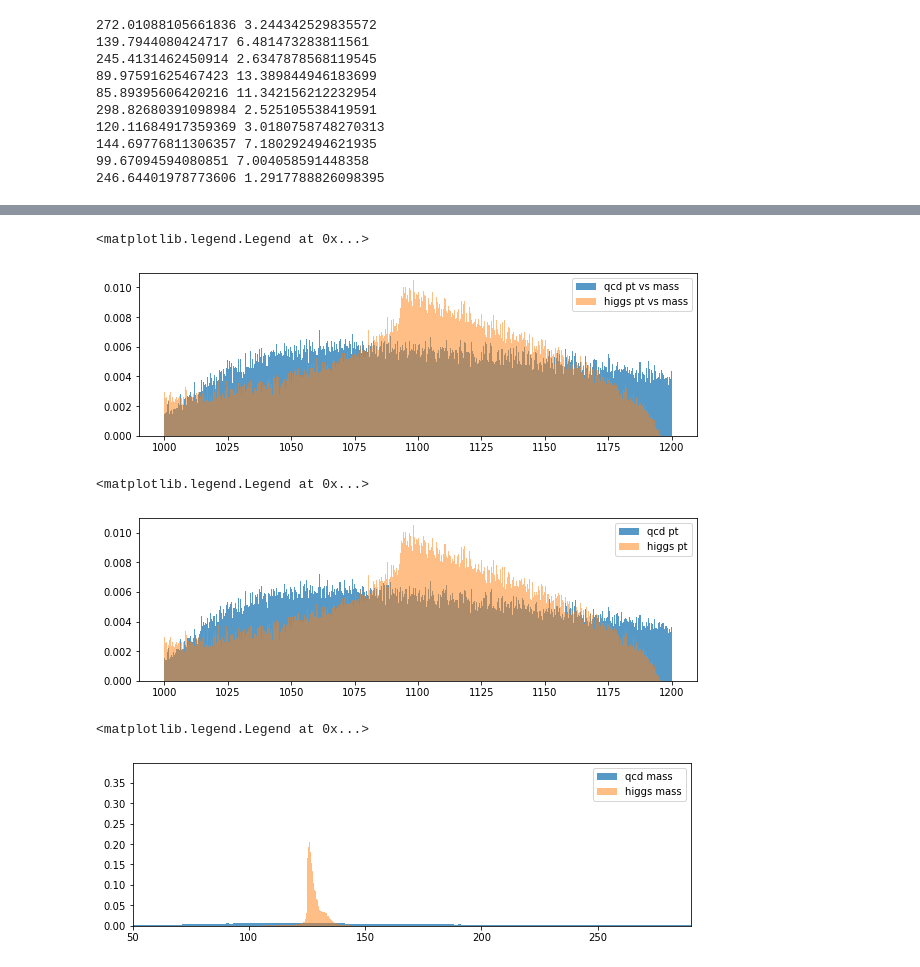
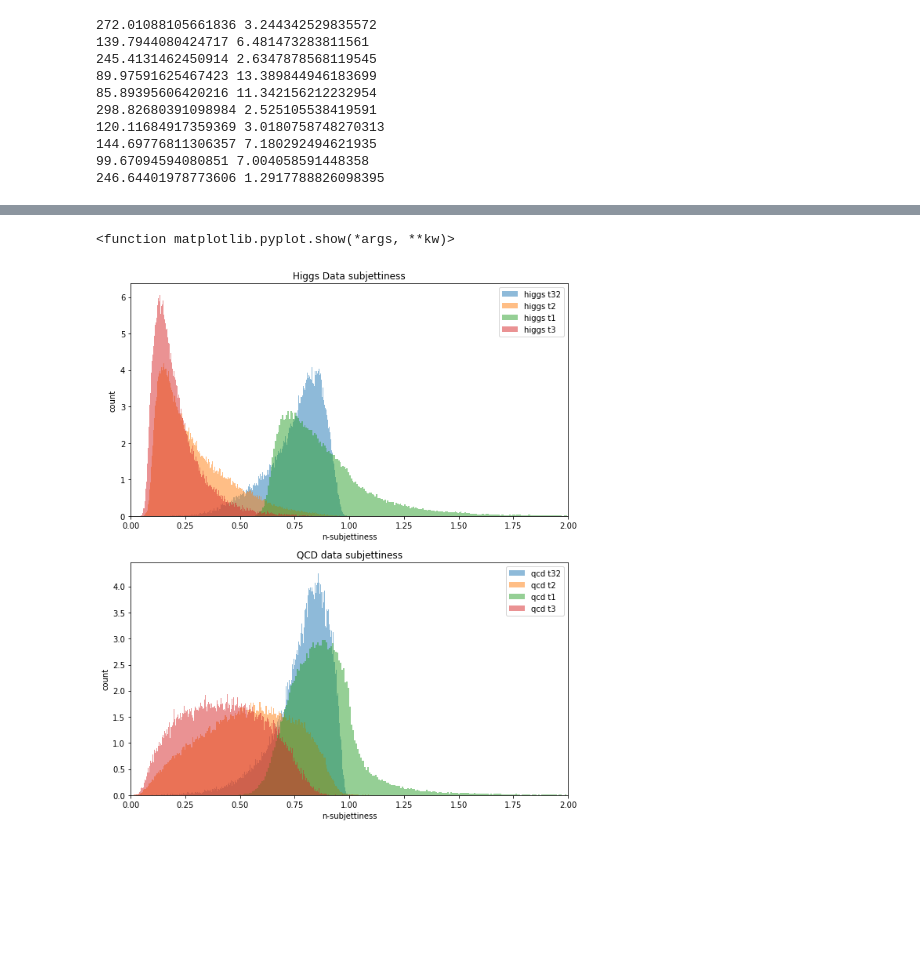
Before and after one commit to GammasBox/phys434Lab, a Jupyter notebook: Lab5.ipynb, the cells around one changed output, grey strips where cells are left out. Cells and saved outputs as stored; diff of their text form; code cells hidden in the pictures; blank space fills up the shorter version.

```diff
--- a/Lab5.ipynb
+++ b/Lab5.ipynb
@@ -312,36 +94,36 @@ plt.legend()
-# %%
-plt.hist(qcdData['pt'],weights = qcdData['mass'], bins=500, density= True,label ='qcd pt vs mass',alpha=0.75)
-plt.show
-#plt.xlim([0,20])
-plt.legend()
-plt.hist(higgsData['pt'],weights=higgsData['mass'], bins=500, density= True,label ='higgs pt vs mass',alpha=0.5)
-plt.show
-#plt.xlim([900,1290])
-plt.legend()
-# %% [output]
-<matplotlib.legend.Legend at 0x...>
-[figure, removed]
-# %%
-plt.hist(qcdData['pt'], bins=500, density= True,label ='qcd pt',alpha=0.75)
-plt.show
-#plt.xlim([0,20])
-plt.legend()
-plt.hist(higgsData['pt'], bins=500, density= True,label ='higgs pt',alpha=0.5)
-plt.show
-#plt.xlim([900,1290])
-plt.legend()
-# %% [output]
-<matplotlib.legend.Legend at 0x...>
-[figure, removed]
-# %%
-plt.hist(qcdData['mass'], bins=500, density= True,label ='qcd mass',alpha=0.75)
-plt.show
-#plt.xlim([0,20])
-plt.legend()
-plt.hist(higgsData['mass'], bins=500, density= True,label ='higgs mass',alpha=0.5)
-plt.show
-plt.xlim([50,290])
-plt.legend()
-# %% [output]
-<matplotlib.legend.Legend at 0x...>
-[figure, removed]
+# %%
+plt.rcParams["figure.figsize"] = (10,12)
+plt.subplot(211)
+plt.hist(higgsData['t32'], bins=500, density= True,label ='higgs t32',alpha=0.5)
+plt.show
+plt.hist(higgsData['t2'], bins=500, density= True,label ='higgs t2',alpha=0.5)
+plt.show
+plt.hist(higgsData['t1'], bins=500, density= True,label ='higgs t1',alpha=0.5)
+plt.show
+plt.hist(higgsData['t3'], bins=500, density= True,label ='higgs t3',alpha=0.5)
+
+plt.legend()
+plt.xlim([0,2])
+plt.ylabel('count')
+plt.xlabel('n-subjettiness')
+plt.title('Higgs Data subjettiness')
+plt.show
+
+plt.subplot(212)
+plt.hist(qcdData['t32'], bins=500, density= True,label ='qcd t32',alpha=0.5)
+plt.show
+plt.hist(qcdData['t2'], bins=500, density= True,label ='qcd t2',alpha=0.5)
+plt.show
+plt.hist(qcdData['t1'], bins=500, density= True,label ='qcd t1',alpha=0.5)
+plt.show
+plt.hist(qcdData['t3'], bins=500, density= True,label ='qcd t3',alpha=0.5)
+
+plt.legend()
+plt.ylabel('count')
+plt.xlabel('n-subjettiness')
+plt.title('QCD data subjettiness')
+plt.xlim([0,2])
+plt.show
+# %% [output]
+<function matplotlib.pyplot.show(*args, **kw)>
+[figure, added]
```
Also changed, not shown: parts of 43 cells of this notebook, 1 other file.
